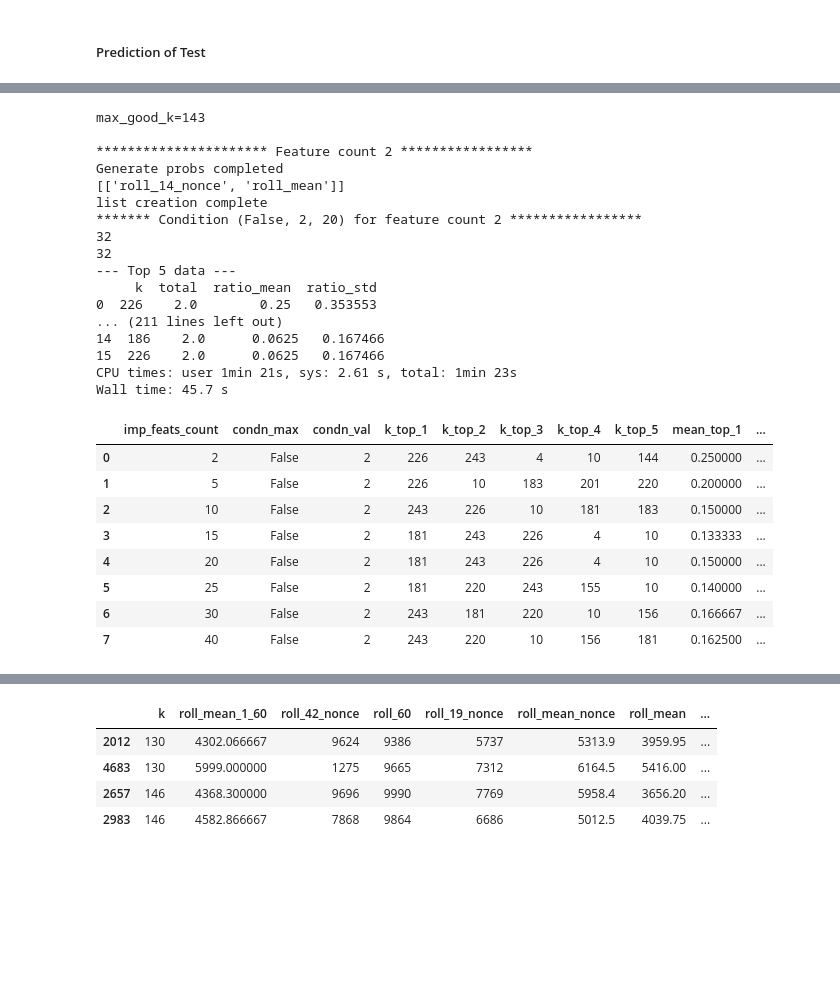
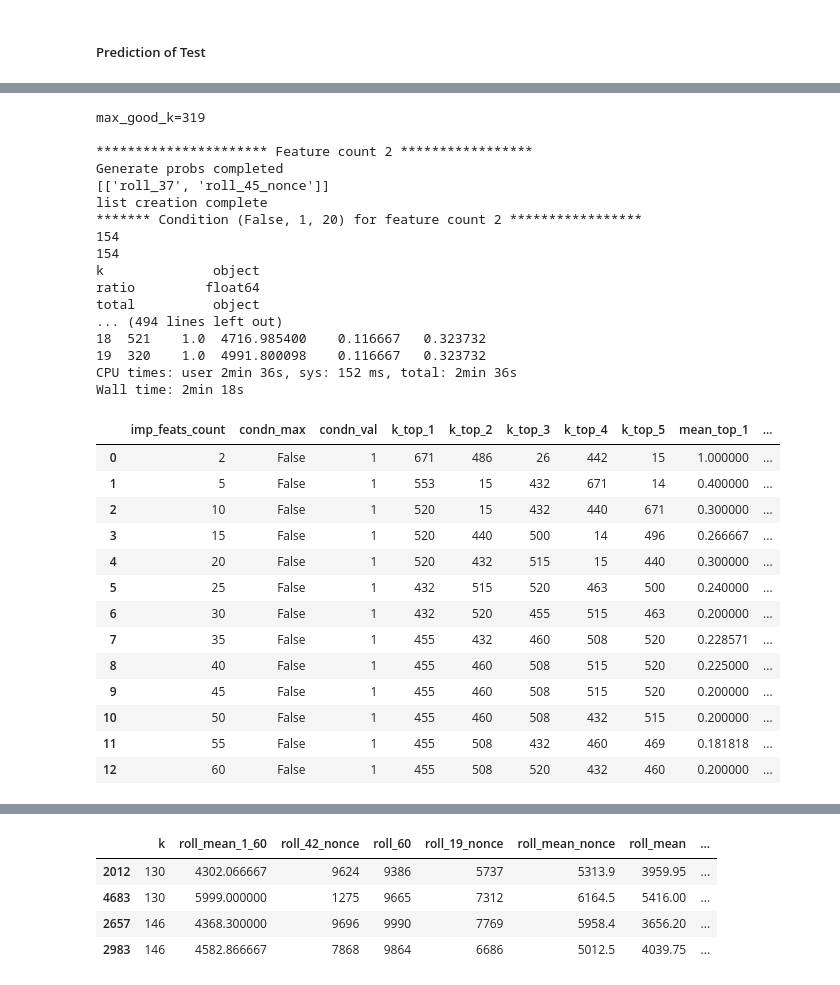
Before and after one commit to baskarsambandamurthy/hashing, a Jupyter notebook: baseline hash-trend-verification ML large volume hash 25 features.ipynb, the cells around one changed output, grey strips where cells are left out. Drawn from its saved outputs; the diff is of its cells as text; code cells hidden in the pictures; blank space fills up the shorter version.

```diff
--- a/baseline hash-trend-verification ML large volume hash 25 features.ipynb
+++ b/baseline hash-trend-verification ML large volume hash 25 features.ipynb
@@ -3093,7 +3037,7 @@ ratios =[]
 totals =[]
 print(test_hash_probs['probs'].describe())
 cutoffs = np.linspace(test_hash_probs['probs'].min(),
-                      test_hash_probs['probs'].quantile(0.95),250)
+                      test_hash_probs['probs'].quantile(0.95),700)
 for i,cutoff in enumerate(cutoffs[:len(cutoffs)-1]):
 #     cutoff=0.4
 #     diff = 0.01
@@ -3231,10 +3176,10 @@ for k in range(len(df)):
     else:
         success = len(test_probs[mask & mask2])
         ratio = success / total
-    if total==2:
+    if total==1:
         all_k.append(k)
     if ratio>=0.12:
-        if total==2:
+        if total==1:
             top_k.append((k,ratio,total))
 #     print(ratio,success,total,row['cutoff'],k)
 print(len(all_k))
@@ -3286,7 +3235,7 @@ def get_sim_cutoff_data(test,xgb_models,features_test,test_hash_cutoff_df,
 
 
     top_k=[]
-    sim_cutoff_df = pd.DataFrame(columns=['k','ratio','total','hash_no','hash_group'])
+    sim_cutoff_df = pd.DataFrame(columns=['k','ratio','total','hash_no','hash_group','roll_mean'])
     df_size = len(test_hash_cutoff_df)
     for i,row in enumerate(test_hash_cutoff_df.itertuples()):
         k=row.Index
@@ -3313,7 +3262,8 @@ def get_sim_cutoff_data(test,xgb_models,features_test,test_hash_cutoff_df,
                 success = len(test_filt[mask2])
                 ratio = success / total
 #             print(ratio,success,total,row['cutoff'],k)
-            sim_cutoff_df.loc[len(sim_cutoff_df.index)] = [k,ratio, total, idx, np.nan]
+            roll_mean=test_filt['roll_actual'].mean()
+            sim_cutoff_df.loc[len(sim_cutoff_df.index)] = [k,ratio, total, idx, np.nan,roll_mean]
 
     for group_no,group in enumerate(hash_groups):
         start =group[0]
@@ -3338,21 +3288,25 @@ def get_hash_prob_top_data(test,xgb_models,features_test,
         test_probs = generate_probs(True,xgb_models,test,features_test)
 
     print(len(sim_cutoff_df))
-#     print(sim_cutoff_df)
+#     print(sim_cutoff_df.head())
     #filter only high total records
     if is_min_total:
         sim_cutoff_df_filt = sim_cutoff_df[sim_cutoff_df['total']>=total_cri]
     else:
         sim_cutoff_df_filt = sim_cutoff_df[sim_cutoff_df['total']<=total_cri]
-        sim_cutoff_df_filt = sim_cutoff_df_filt[sim_cutoff_df_filt['total']>1]
+        if total_cri!=1:
+            sim_cutoff_df_filt = sim_cutoff_df_filt[sim_cutoff_df_filt['total']>1]
     print(len(sim_cutoff_df_filt))
-
+    print(sim_cutoff_df_filt.dtypes)
+    sim_cutoff_df_filt['total']=  sim_cutoff_df_filt['total'].astype('float')
     sim_summary  = sim_cutoff_df_filt.groupby(['k']).agg( total =('total','mean'),
+                                                        roll_mean=('roll_mean','mean'),
                                                          ratio_mean=('ratio', 'mean'),
                                                           ratio_std=('ratio', 'std')).reset_index()
-#     print(sim_summary.head())
+#     print(sim_summary.head(20))
+#     print(sim_summary.sort_values(['ratio_mean','roll_mean'],ascending=False))
 
-    top_mean_data = sim_summary.sort_values('ratio_mean',ascending=False)[:top_n].reset_index(drop=True)
+    top_mean_data = sim_summary.sort_values(['ratio_mean','roll_mean'],ascending=[False,True])[:top_n].reset_index(drop=True)
     print('--- Top 5 data ---')
     print(top_mean_data[:5])
     print('--- Top 6 to 10 data ---')
@@ -3701,40 +3673,45 @@ print(trans_k)
 # %%
 %%time
-# imp_feats_count_list = [2,5,10,15,20,25,30,40]
+imp_feats_count_list = [2,5,10,15,20,25,30,35,40,45,50,55,60]
 sim_cutoff_dfs_actual=None
 cutoff_pos_df_actual,sim_cutoff_dfs_actual,test_probs=create_cutoff_pos_df(test,xgb_models,
                     features_test,df[df.index.isin(all_k)],
                     imp_feats_count_list,is_compute_matches=False,
                    test_ratio_limit=0.12,sim_cutoff_dfs=sim_cutoff_dfs_actual,
-                    low_high_record_condns=[(False,2,20)])
+                    low_high_record_condns=[(False,1,20)])
 cutoff_pos_df_actual
 # %% [output]
-max_good_k=143
+max_good_k=319
 
 ********************** Feature count 2 *****************
 Generate probs completed
-[['roll_14_nonce', 'roll_mean']]
+[['roll_37', 'roll_45_nonce']]
 list creation complete
-******* Condition (False, 2, 20) for feature count 2 *****************
-32
-32
---- Top 5 data ---
-     k  total  ratio_mean  ratio_std
-0  226    2.0        0.25   0.353553
-... (211 lines left out)
-14  186    2.0      0.0625   0.167466
-15  226    2.0      0.0625   0.167466
-CPU times: user 1min 21s, sys: 2.61 s, total: 1min 23s
-Wall time: 45.7 s
+******* Condition (False, 1, 20) for feature count 2 *****************
+154
+154
+k              object
+ratio         float64
+total          object
+... (494 lines left out)
+18  521    1.0  4716.985400    0.116667   0.323732
+19  320    1.0  4991.800098    0.116667   0.323732
+CPU times: user 2min 36s, sys: 152 ms, total: 2min 36s
+Wall time: 2min 18s
 |  | imp_feats_count | condn_max | condn_val | k_top_1 | k_top_2 | k_top_3 | k_top_4 | k_top_5 | mean_top_1 | ... |
-| 0 | 2 | False | 2 | 226 | 243 | 4 | 10 | 144 | 0.250000 | ... |
-| 1 | 5 | False | 2 | 226 | 10 | 183 | 201 | 220 | 0.200000 | ... |
-| 2 | 10 | False | 2 | 243 | 226 | 10 | 181 | 183 | 0.150000 | ... |
-| 3 | 15 | False | 2 | 181 | 243 | 226 | 4 | 10 | 0.133333 | ... |
-| 4 | 20 | False | 2 | 181 | 243 | 226 | 4 | 10 | 0.150000 | ... |
-| 5 | 25 | False | 2 | 181 | 220 | 243 | 155 | 10 | 0.140000 | ... |
-| 6 | 30 | False | 2 | 243 | 181 | 220 | 10 | 156 | 0.166667 | ... |
-| 7 | 40 | False | 2 | 243 | 220 | 10 | 156 | 181 | 0.162500 | ... |
+| 0 | 2 | False | 1 | 671 | 486 | 26 | 442 | 15 | 1.000000 | ... |
+| 1 | 5 | False | 1 | 553 | 15 | 432 | 671 | 14 | 0.400000 | ... |
+| 2 | 10 | False | 1 | 520 | 15 | 432 | 440 | 671 | 0.300000 | ... |
+| 3 | 15 | False | 1 | 520 | 440 | 500 | 14 | 496 | 0.266667 | ... |
+| 4 | 20 | False | 1 | 520 | 432 | 515 | 15 | 440 | 0.300000 | ... |
+| 5 | 25 | False | 1 | 432 | 515 | 520 | 463 | 500 | 0.240000 | ... |
+| 6 | 30 | False | 1 | 432 | 520 | 455 | 515 | 463 | 0.200000 | ... |
+| 7 | 35 | False | 1 | 455 | 432 | 460 | 508 | 520 | 0.228571 | ... |
+| 8 | 40 | False | 1 | 455 | 460 | 508 | 515 | 520 | 0.225000 | ... |
+| 9 | 45 | False | 1 | 455 | 460 | 508 | 515 | 520 | 0.200000 | ... |
+| 10 | 50 | False | 1 | 455 | 460 | 508 | 432 | 515 | 0.200000 | ... |
+| 11 | 55 | False | 1 | 455 | 508 | 432 | 460 | 469 | 0.181818 | ... |
+| 12 | 60 | False | 1 | 455 | 508 | 520 | 432 | 460 | 0.200000 | ... |
 # %%
 temp=df.loc[[243,181,220,226,245,10,4]]
 temp['diff']=(df.loc[214,'cutoff']-temp['cutoff']).abs()
```
Also changed, not shown: parts of 51 cells of this notebook.
